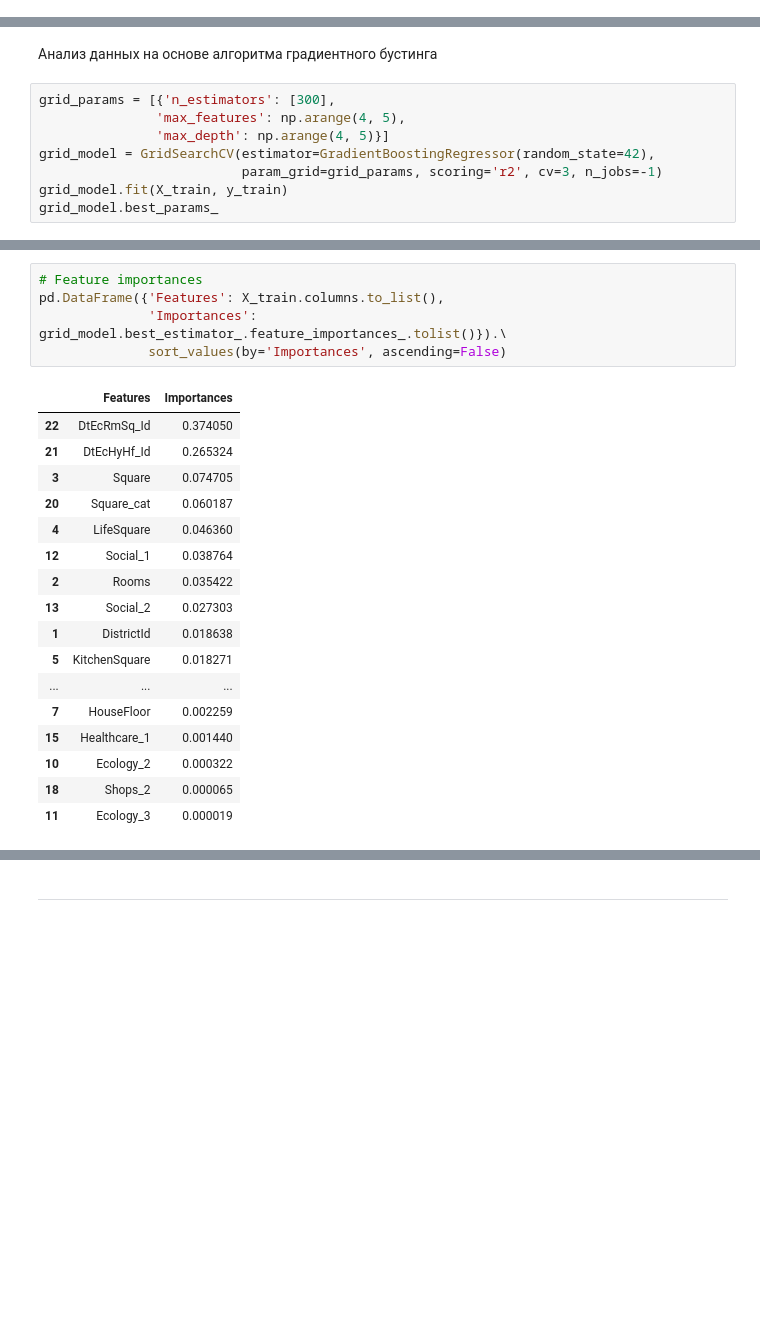
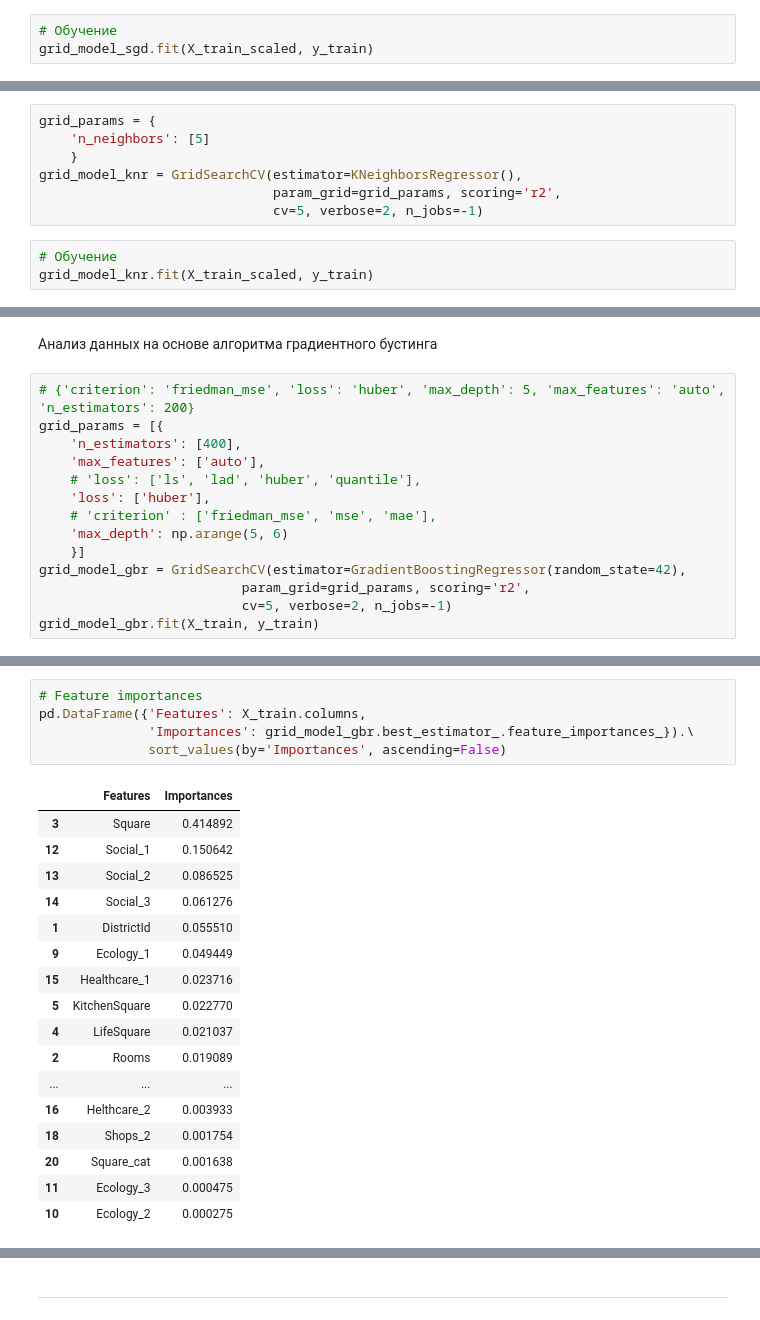
Before and after one commit to EremenkoDV/ML, a Jupyter notebook: Part3/Project/EremenkoDV_solution.ipynb, the cells around one changed output, grey strips where cells are left out. Drawn from its saved outputs; the diff is of its cells as text; blank space fills up the shorter version.

```diff
--- a/Part3/Project/EremenkoDV_solution.ipynb
+++ b/Part3/Project/EremenkoDV_solution.ipynb
@@ -1664,0 +2047,3 @@ r2_score(y_valid, y_pred)
+# %%
+# Обучение
+grid_model_sgd.fit(X_train_scaled, y_train)
@@ -1664,0 +2277,10 @@ r2_score(y_valid, y_pred)
+# %%
+grid_params = {
+    'n_neighbors': [5]
+    }
+grid_model_knr = GridSearchCV(estimator=KNeighborsRegressor(),
+                              param_grid=grid_params, scoring='r2',
+                              cv=5, verbose=2, n_jobs=-1)
+# %%
+# Обучение
+grid_model_knr.fit(X_train_scaled, y_train)
@@ -1665,11 +2328,17 @@ r2_score(y_valid, y_pred)
 # %% [markdown]
 Анализ данных на основе алгоритма градиентного бустинга
 # %%
-grid_params = [{'n_estimators': [300],
-               'max_features': np.arange(4, 5),
-               'max_depth': np.arange(4, 5)}]
-grid_model = GridSearchCV(estimator=GradientBoostingRegressor(random_state=42),
-                          param_grid=grid_params, scoring='r2', cv=3, n_jobs=-1)
-grid_model.fit(X_train, y_train)
-grid_model.best_params_
+# {'criterion': 'friedman_mse', 'loss': 'huber', 'max_depth': 5, 'max_features': 'auto', 'n_estimators': 200}
+grid_params = [{
+    'n_estimators': [400],
+    'max_features': ['auto'],
+    # 'loss': ['ls', 'lad', 'huber', 'quantile'],
+    'loss': ['huber'],
+    # 'criterion' : ['friedman_mse', 'mse', 'mae'],
+    'max_depth': np.arange(5, 6)
+    }]
+grid_model_gbr = GridSearchCV(estimator=GradientBoostingRegressor(random_state=42),
+                          param_grid=grid_params, scoring='r2',
+                          cv=5, verbose=2, n_jobs=-1)
+grid_model_gbr.fit(X_train, y_train)
 # %% [output]
@@ -1677,24 +2370,24 @@ grid_model.best_params_
 # %%
 # Feature importances
-pd.DataFrame({'Features': X_train.columns.to_list(),
-              'Importances': grid_model.best_estimator_.feature_importances_.tolist()}).\
+pd.DataFrame({'Features': X_train.columns,
+              'Importances': grid_model_gbr.best_estimator_.feature_importances_}).\
               sort_values(by='Importances', ascending=False)
 # %% [output]
 |  | Features | Importances |
-| 22 | DtEcRmSq_Id | 0.374050 |
-| 21 | DtEcHyHf_Id | 0.265324 |
-| 3 | Square | 0.074705 |
-| 20 | Square_cat | 0.060187 |
-| 4 | LifeSquare | 0.046360 |
-| 12 | Social_1 | 0.038764 |
-| 2 | Rooms | 0.035422 |
-| 13 | Social_2 | 0.027303 |
-| 1 | DistrictId | 0.018638 |
-| 5 | KitchenSquare | 0.018271 |
+| 3 | Square | 0.414892 |
+| 12 | Social_1 | 0.150642 |
+| 13 | Social_2 | 0.086525 |
+| 14 | Social_3 | 0.061276 |
+| 1 | DistrictId | 0.055510 |
+| 9 | Ecology_1 | 0.049449 |
+| 15 | Healthcare_1 | 0.023716 |
+| 5 | KitchenSquare | 0.022770 |
+| 4 | LifeSquare | 0.021037 |
+| 2 | Rooms | 0.019089 |
 | ... | ... | ... |
-| 7 | HouseFloor | 0.002259 |
-| 15 | Healthcare_1 | 0.001440 |
-| 10 | Ecology_2 | 0.000322 |
-| 18 | Shops_2 | 0.000065 |
-| 11 | Ecology_3 | 0.000019 |
+| 16 | Helthcare_2 | 0.003933 |
+| 18 | Shops_2 | 0.001754 |
+| 20 | Square_cat | 0.001638 |
+| 11 | Ecology_3 | 0.000475 |
+| 10 | Ecology_2 | 0.000275 |
 # %%
```
Also changed, not shown: parts of 210 cells of this notebook, 7 other files.
